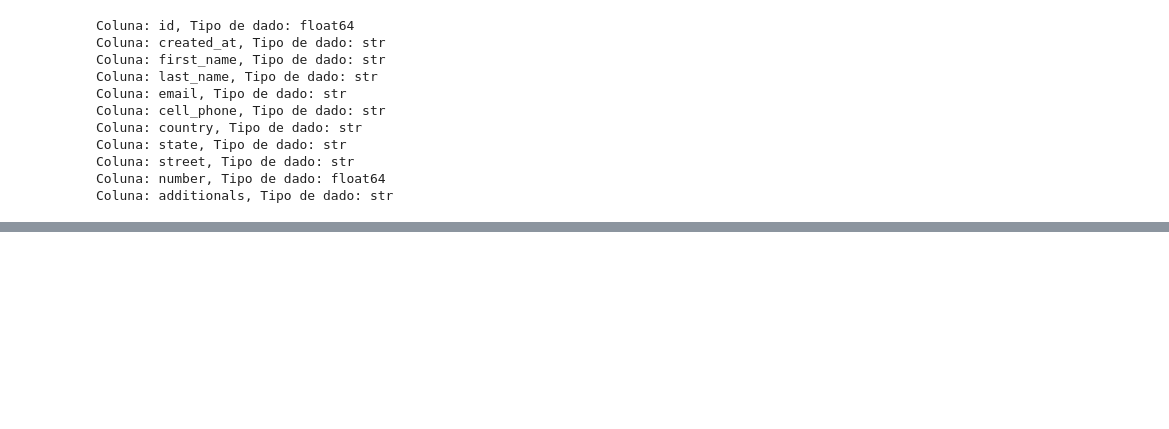
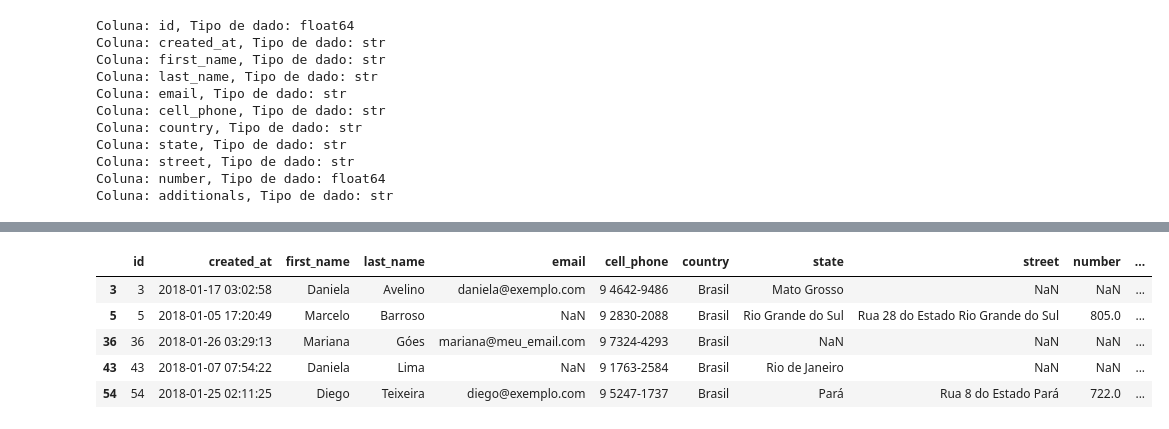
Before and after one commit to RUANSANTOS09/AprendendoPandas, a Jupyter notebook: Introdução/conversao_de_dados/convertendo_dados.ipynb, the cells around one changed output, grey strips where cells are left out. Drawn from its saved outputs; the diff is of its cells as text; code cells hidden in the pictures; blank space fills up the shorter version.

```diff
--- a/Introdução/conversao_de_dados/convertendo_dados.ipynb
+++ b/Introdução/conversao_de_dados/convertendo_dados.ipynb
@@ -77,0 +120,13 @@ Coluna: additionals, Tipo de dado: str
+# %%
+# FIltrar somente o ano de 2018 e o mês de janeiro
+df_dt2 = df[(df['created_at'].dt.year == 2018) & (df['created_at'].dt.month == 1)]
+
+
+df_dt2.head()
+# %% [output]
+|  | id | created_at | first_name | last_name | email | cell_phone | country | state | street | number | ... |
+| 3 | 3 | 2018-01-17 03:02:58 | Daniela | Avelino | daniela@exemplo.com | 9 4642-9486 | Brasil | Mato Grosso | NaN | NaN | ... |
+| 5 | 5 | 2018-01-05 17:20:49 | Marcelo | Barroso | NaN | 9 2830-2088 | Brasil | Rio Grande do Sul | Rua 28 do Estado Rio Grande do Sul | 805.0 | ... |
+| 36 | 36 | 2018-01-26 03:29:13 | Mariana | Góes | mariana@meu_email.com | 9 7324-4293 | Brasil | NaN | NaN | NaN | ... |
+| 43 | 43 | 2018-01-07 07:54:22 | Daniela | Lima | NaN | 9 1763-2584 | Brasil | Rio de Janeiro | NaN | NaN | ... |
+| 54 | 54 | 2018-01-25 02:11:25 | Diego | Teixeira | diego@exemplo.com | 9 5247-1737 | Brasil | Pará | Rua 8 do Estado Pará | 722.0 | ... |
```
Also changed, not shown: parts of 13 cells of this notebook.
